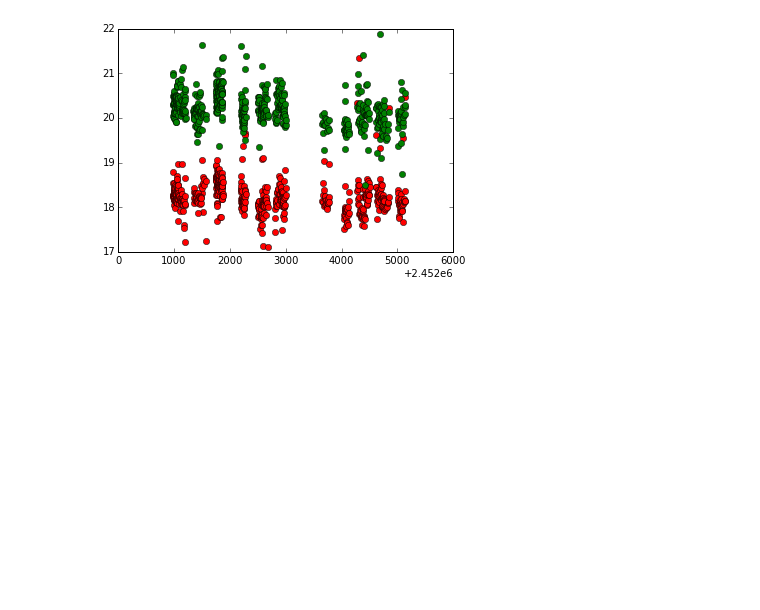
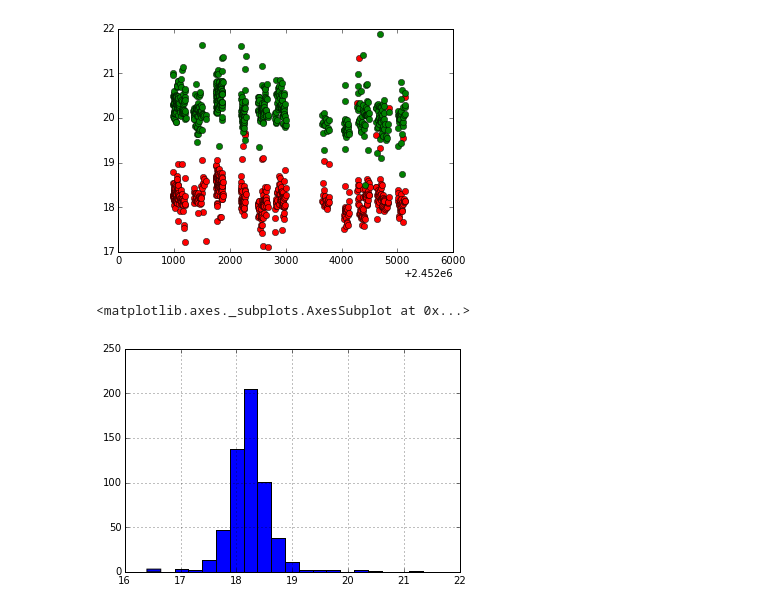
Before and after one commit to ih64/NovaMusca, a Jupyter notebook: NovaMuscaCalibration.v3.ipynb, the cells around one changed output. Saved outputs shown, nothing was run; the diff lists cells and outputs as text; code cells hidden in the pictures; blank space fills up the shorter version.

```diff
--- a/NovaMuscaCalibration.v3.ipynb
+++ b/NovaMuscaCalibration.v3.ipynb
@@ -750,0 +682,5 @@ NovaMuscaModelI=photITable.ix[:,['juliandate','mag1','offset']][photITable['mag1
+# %%
+(NovaMuscaModelI['NMcal']).hist(bins=20)
+# %% [output]
+<matplotlib.axes._subplots.AxesSubplot at 0x...>
+[figure, added]
```
Also changed, not shown: parts of 23 cells of this notebook.
